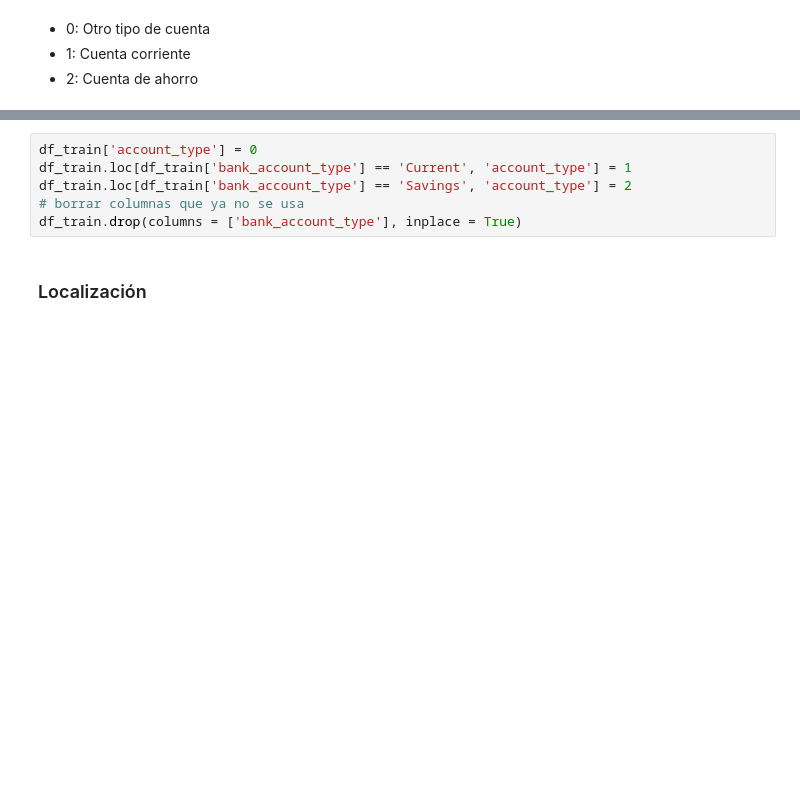
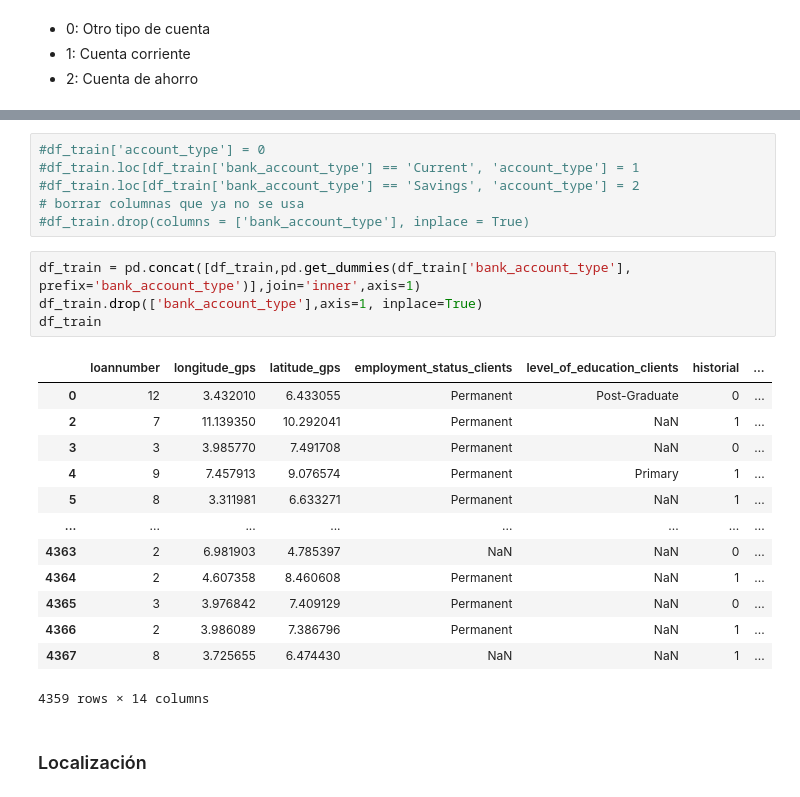
Before and after one commit to Ciarzi/DP3_GP1, a Jupyter notebook: codigo/etl.ipynb, the cells around one changed output, grey strips where cells are left out. Cells and saved outputs as stored; diff of their text form; blank space fills up the shorter version.

```diff
--- a/codigo/etl.ipynb
+++ b/codigo/etl.ipynb
@@ -322,9 +333,27 @@ Name: bank_account_type, dtype: int64
 # %%
-df_train['account_type'] = 0
-df_train.loc[df_train['bank_account_type'] == 'Current', 'account_type'] = 1
-df_train.loc[df_train['bank_account_type'] == 'Savings', 'account_type'] = 2
+#df_train['account_type'] = 0
+#df_train.loc[df_train['bank_account_type'] == 'Current', 'account_type'] = 1
+#df_train.loc[df_train['bank_account_type'] == 'Savings', 'account_type'] = 2
 # borrar columnas que ya no se usa
-df_train.drop(columns = ['bank_account_type'], inplace = True)
+#df_train.drop(columns = ['bank_account_type'], inplace = True)
+# %%
+df_train = pd.concat([df_train,pd.get_dummies(df_train['bank_account_type'], prefix='bank_account_type')],join='inner',axis=1)
+df_train.drop(['bank_account_type'],axis=1, inplace=True)
+df_train
+# %% [output]
+|  | loannumber | longitude_gps | latitude_gps | employment_status_clients | level_of_education_clients | historial | ... |
+| 0 | 12 | 3.432010 | 6.433055 | Permanent | Post-Graduate | 0 | ... |
+| 2 | 7 | 11.139350 | 10.292041 | Permanent | NaN | 1 | ... |
+| 3 | 3 | 3.985770 | 7.491708 | Permanent | NaN | 0 | ... |
+| 4 | 9 | 7.457913 | 9.076574 | Permanent | Primary | 1 | ... |
+| 5 | 8 | 3.311981 | 6.633271 | Permanent | NaN | 1 | ... |
+| ... | ... | ... | ... | ... | ... | ... | ... |
+| 4363 | 2 | 6.981903 | 4.785397 | NaN | NaN | 0 | ... |
+| 4364 | 2 | 4.607358 | 8.460608 | Permanent | NaN | 1 | ... |
+| 4365 | 3 | 3.976842 | 7.409129 | Permanent | NaN | 0 | ... |
+| 4366 | 2 | 3.986089 | 7.386796 | Permanent | NaN | 1 | ... |
+| 4367 | 8 | 3.725655 | 6.474430 | NaN | NaN | 1 | ... |
+4359 rows × 14 columns
 # %% [markdown]
 ### Localización
 # %%
```
Also changed, not shown: parts of 5 cells of this notebook.
